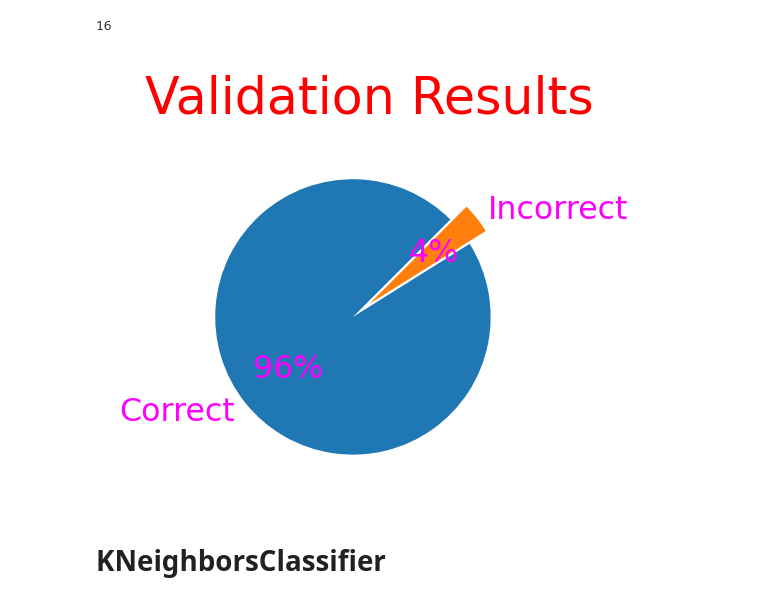
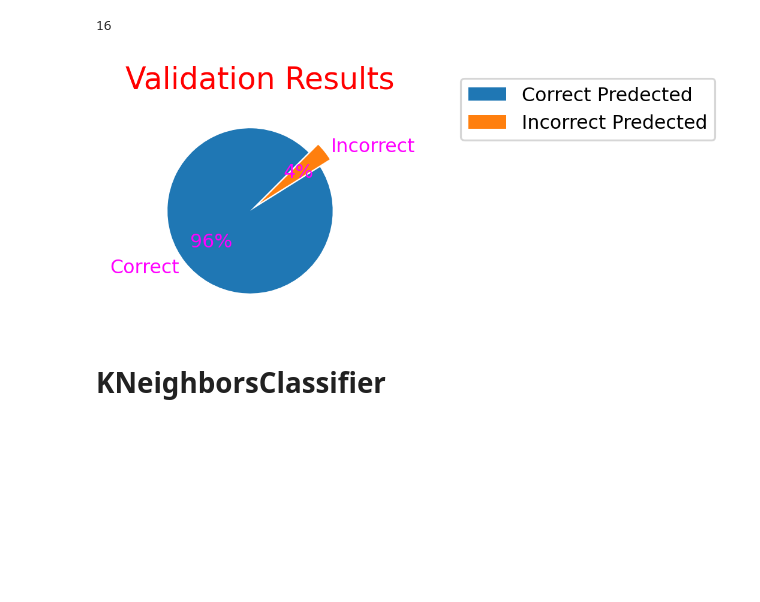
Before and after one commit to Hello49/multiclass, a Jupyter notebook: Model.ipynb, the cells around one changed output. Saved outputs shown, nothing was run; the diff lists cells and outputs as text; code cells hidden in the pictures; blank space fills up the shorter version.

```diff
--- a/Model.ipynb
+++ b/Model.ipynb
@@ -642,13 +645,14 @@ nr_incorrect_valid
 # %%
 #pie chart visualisation of Results of Validation data
 size=[nr_correct_valid,nr_incorrect_valid]
 plt.figure(figsize=(2,2),dpi=228)
 offset = [0.15, 0.00]
 plt.pie(size,labels=["Correct","Incorrect"],textprops={'fontsize':10,'color':'magenta'},startangle=45,autopct='%1.00f%%', explode=offset)
 plt.title("Validation Results",fontdict={"size":16,"color":'red'})
+plt.legend(labels=["Correct Predected","Incorrect Predected"],bbox_to_anchor =(2.75, 1.15))
 plt.show()
 # %% [output]
-[figure, old version]
+[figure, new version]
 # %% [markdown]
 # KNeighborsClassifier
 # %% [markdown]
```
Also changed, not shown: parts of 23 cells of this notebook.
